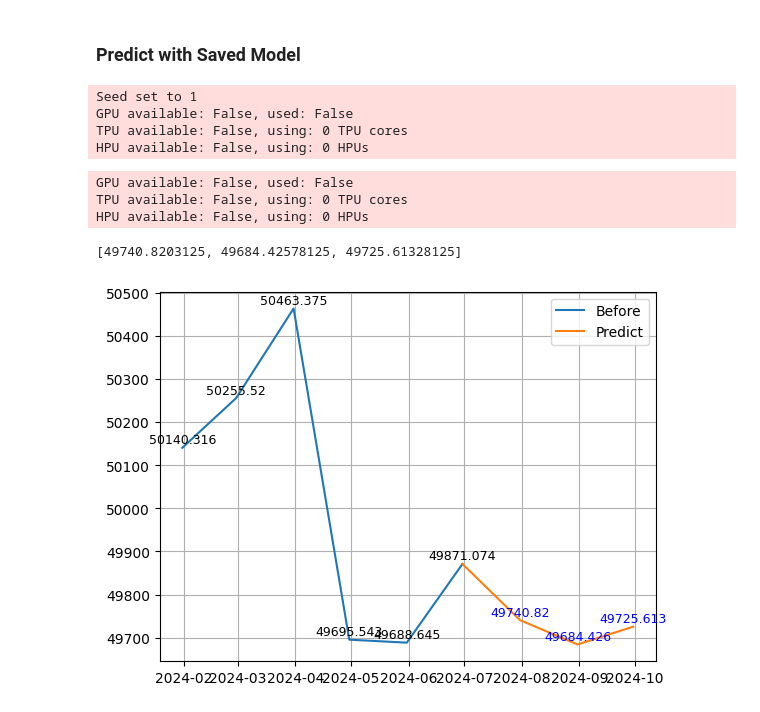
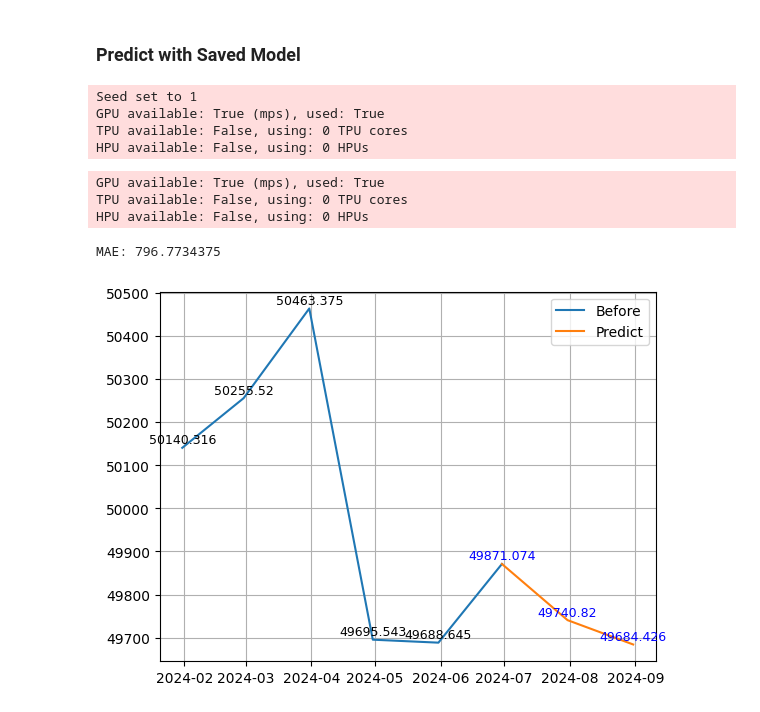
Before and after one commit to BoongaBBangLipBBalm/SodamteoAI, a Jupyter notebook: CropPricePrediction/RicePricePrediction.ipynb, the cells around one changed output. Cells and saved outputs as stored; diff of their text form; code cells hidden in the pictures.

```diff
--- a/CropPricePrediction/RicePricePrediction.ipynb
+++ b/CropPricePrediction/RicePricePrediction.ipynb
@@ -8,6 +8,7 @@ import matplotlib.pyplot as plt
 
 BASE_DIR = os.getcwd()
 data_df = pd.read_csv(os.path.join(BASE_DIR, 'Rice_Price_data.csv'))
+real_price_df = pd.read_csv(os.path.join(BASE_DIR, 'Rice_Price_answer.csv'))
 
 neural_df = data_df.melt(id_vars=['date'], var_name='unique_id', value_name='y')
 neural_df = neural_df.rename(columns={'date': 'ds'})
@@ -26,38 +27,43 @@ neural_df.head()
 # %%
 from neuralforecast import NeuralForecast
 import datetime
+import numpy as np
 
 horizon = 3
 
 saved_model = NeuralForecast.load(os.path.join(BASE_DIR, 'ckpt'))
 predict_insample = saved_model.predict_insample(step_size=horizon).reset_index()
 
 before = predict_insample[predict_insample['ds'] >= datetime.datetime(2024, 1, 1)]
 before = before[before['unique_id']=='price'][['ds', 'NHITS']]
 
 predict = saved_model.predict().reset_index()
 predict = predict[predict['unique_id']=='price'][['ds', 'NHITS']]
 predict = pd.concat([before, predict])
 predict.reset_index(drop=True, inplace=True)
 
 plt.plot(predict[predict['ds']<=datetime.datetime(2024, 7, 1)]['ds'], predict[predict['ds']<=datetime.datetime(2024, 7, 1)]['NHITS'], label='Before')
-plt.plot(predict[predict['ds']>=datetime.datetime(2024, 6, 1)]['ds'], predict[predict['ds']>=datetime.datetime(2024, 6, 1)]['NHITS'], label='Predict')
-for i in range(len(predict)):
-    if i<len(predict)-3:
+plt.plot(predict[predict['ds']>=datetime.datetime(2024, 6, 1)]['ds'][:-1], predict[predict['ds']>=datetime.datetime(2024, 6, 1)]['NHITS'][:-1], label='Predict')
+for i in range(len(predict)-1):
+    if i < len(predict)-4:
         plt.text(predict['ds'][i], predict['NHITS'][i]+10, predict['NHITS'][i], fontsize=9, ha='center')
     else:
         plt.text(predict['ds'][i], predict['NHITS'][i]+10, predict['NHITS'][i], fontsize=9, ha='center', color='b')
 plt.grid()
 plt.legend()
 
-predict[-3:]['NHITS'].to_list()
+predicted_price = predict[-4:-1]['NHITS'].to_list()
+real_price = real_price_df['price'].to_list()
+diff = [-(r_p - p_p) if r_p - p_p < 0 else r_p - p_p for r_p, p_p in zip(real_price, predicted_price)]
+mae = float(np.sum(diff)) / len(diff)
+print(f"MAE: {mae}")
 # %% [output]
 Seed set to 1
-GPU available: False, used: False
+GPU available: True (mps), used: True
 TPU available: False, using: 0 TPU cores
 HPU available: False, using: 0 HPUs
-GPU available: False, used: False
+GPU available: True (mps), used: True
 TPU available: False, using: 0 TPU cores
 HPU available: False, using: 0 HPUs
-[49740.8203125, 49684.42578125, 49725.61328125]
+MAE: 796.7734375
-[figure, old version]
+[figure, new version]
```
Also changed, not shown: 3 other files.
